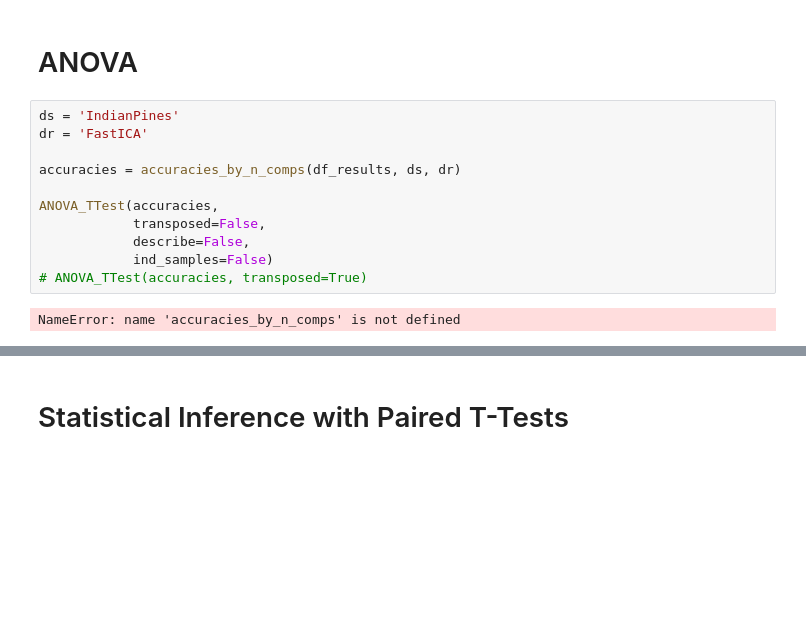
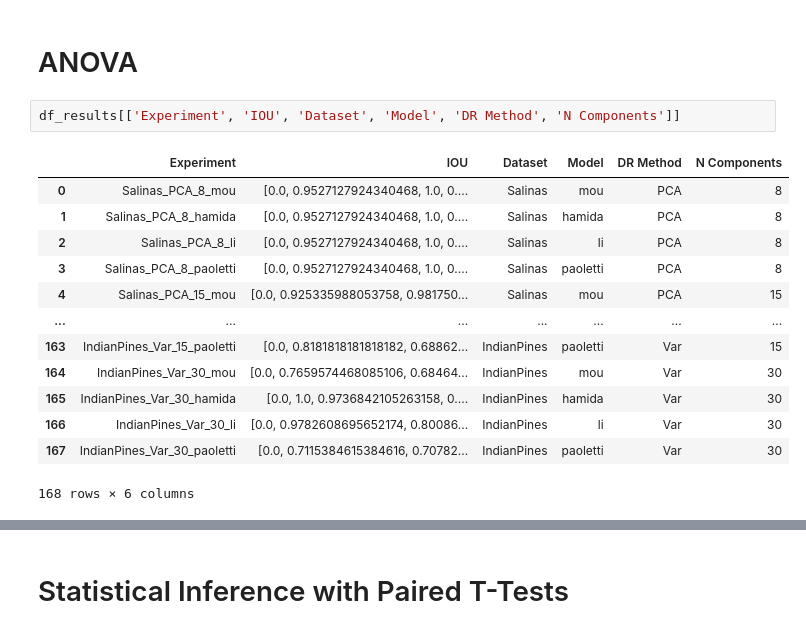
Before and after one commit to LuccaMartins/DS-Lab-1, a Jupyter notebook: results_analysis.ipynb, the cells around one changed output, grey strips where cells are left out. Drawn from its saved outputs; the diff is of its cells as text; blank space fills up the shorter version.

```diff
--- a/results_analysis.ipynb
+++ b/results_analysis.ipynb
@@ -578,16 +586,19 @@ plot_grouped_values(df_results[(df_results['Dataset'] == ds)
                 metric='IOU')
 # %% [markdown]
 # ANOVA
-# %%
-ds = 'IndianPines'
-dr = 'FastICA'
-
-accuracies = accuracies_by_n_comps(df_results, ds, dr)
-
-ANOVA_TTest(accuracies,
-            transposed=False,
-            describe=False,
-            ind_samples=False)
-# ANOVA_TTest(accuracies, transposed=True)
-# %% [output]
-NameError: name 'accuracies_by_n_comps' is not defined
+# %%
+df_results[['Experiment', 'IOU', 'Dataset', 'Model', 'DR Method', 'N Components']]
+# %% [output]
+|  | Experiment | IOU | Dataset | Model | DR Method | N Components |
+| 0 | Salinas_PCA_8_mou | [0.0, 0.9527127924340468, 1.0, 0.... | Salinas | mou | PCA | 8 |
+| 1 | Salinas_PCA_8_hamida | [0.0, 0.9527127924340468, 1.0, 0.... | Salinas | hamida | PCA | 8 |
+| 2 | Salinas_PCA_8_li | [0.0, 0.9527127924340468, 1.0, 0.... | Salinas | li | PCA | 8 |
+| 3 | Salinas_PCA_8_paoletti | [0.0, 0.9527127924340468, 1.0, 0.... | Salinas | paoletti | PCA | 8 |
+| 4 | Salinas_PCA_15_mou | [0.0, 0.925335988053758, 0.981750... | Salinas | mou | PCA | 15 |
+| ... | ... | ... | ... | ... | ... | ... |
+| 163 | IndianPines_Var_15_paoletti | [0.0, 0.8181818181818182, 0.68862... | IndianPines | paoletti | Var | 15 |
+| 164 | IndianPines_Var_30_mou | [0.0, 0.7659574468085106, 0.68464... | IndianPines | mou | Var | 30 |
+| 165 | IndianPines_Var_30_hamida | [0.0, 1.0, 0.9736842105263158, 0.... | IndianPines | hamida | Var | 30 |
+| 166 | IndianPines_Var_30_li | [0.0, 0.9782608695652174, 0.80086... | IndianPines | li | Var | 30 |
+| 167 | IndianPines_Var_30_paoletti | [0.0, 0.7115384615384616, 0.70782... | IndianPines | paoletti | Var | 30 |
+168 rows × 6 columns
```
Also changed, not shown: parts of 11 cells of this notebook, 46 other files.
